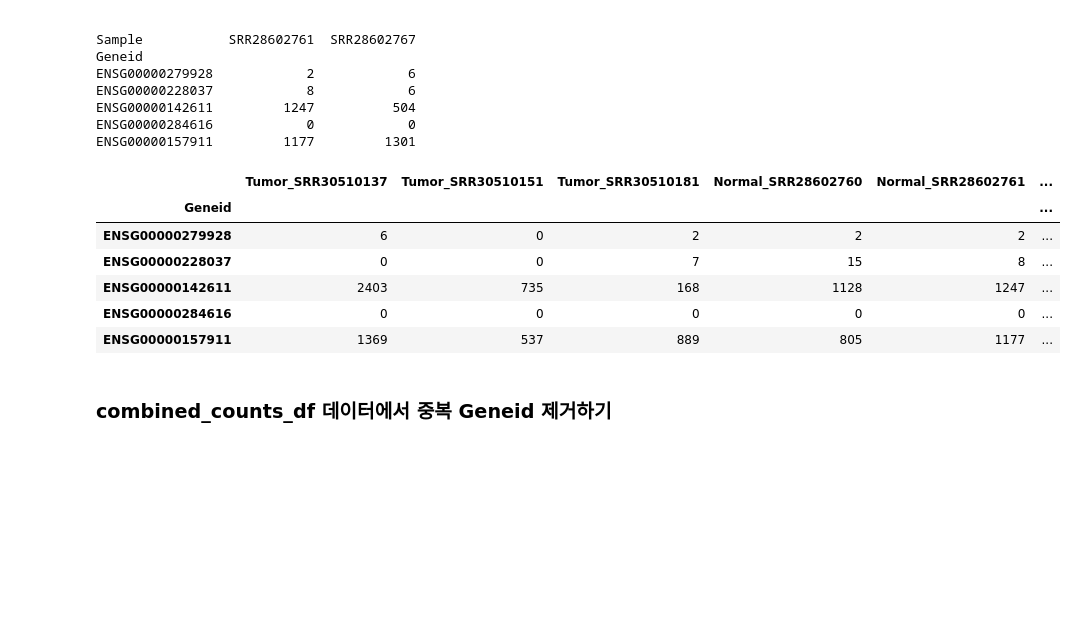
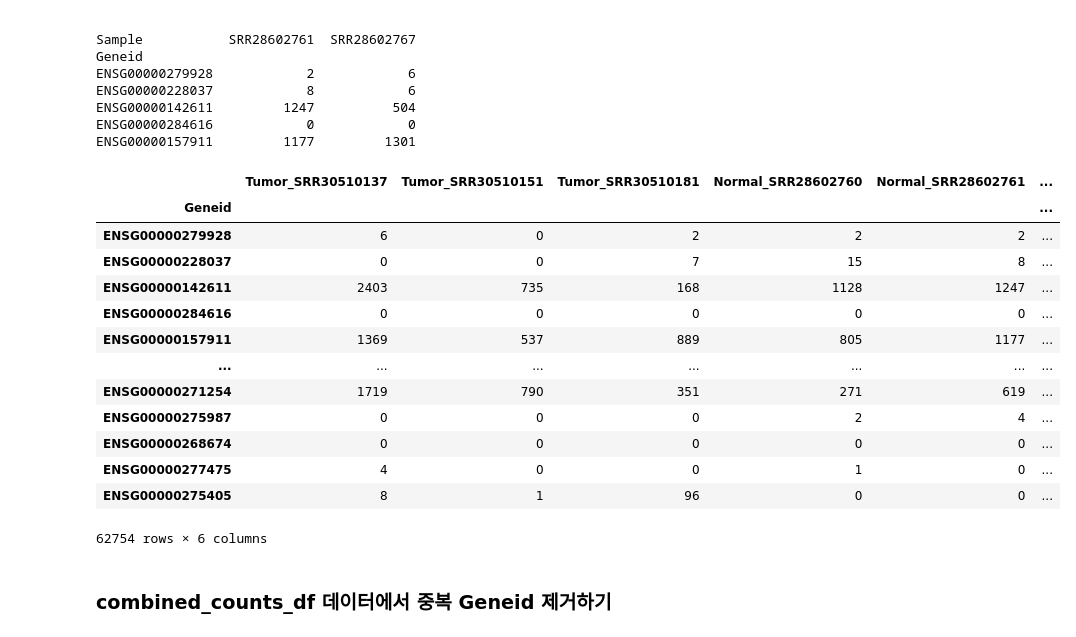
Before and after one commit to minyoungci/Glioblastoma-Tumor-vs-Normal, a Jupyter notebook: Statistical Analysis.ipynb, the cells around one changed output. Drawn from its saved outputs; the diff is of its cells as text; code cells hidden in the pictures; blank space fills up the shorter version.

```diff
--- a/Statistical Analysis.ipynb
+++ b/Statistical Analysis.ipynb
@@ -85,15 +85,22 @@ combined_counts_df.columns = [
 # Geneid가 인덱스인 상태에서 바로 저장
 combined_counts_df.to_csv("Result/combined_counts_df.csv", index=True)
 # %%
-combined_counts_df.head()
+combined_counts_df
 # %% [output]
 |  | Tumor_SRR30510137 | Tumor_SRR30510151 | Tumor_SRR30510181 | Normal_SRR28602760 | Normal_SRR28602761 | ... |
 | Geneid |  |  |  |  |  | ... |
 | ENSG00000279928 | 6 | 0 | 2 | 2 | 2 | ... |
 | ENSG00000228037 | 0 | 0 | 7 | 15 | 8 | ... |
 | ENSG00000142611 | 2403 | 735 | 168 | 1128 | 1247 | ... |
 | ENSG00000284616 | 0 | 0 | 0 | 0 | 0 | ... |
 | ENSG00000157911 | 1369 | 537 | 889 | 805 | 1177 | ... |
+| ... | ... | ... | ... | ... | ... | ... |
+| ENSG00000271254 | 1719 | 790 | 351 | 271 | 619 | ... |
+| ENSG00000275987 | 0 | 0 | 0 | 2 | 4 | ... |
+| ENSG00000268674 | 0 | 0 | 0 | 0 | 0 | ... |
+| ENSG00000277475 | 4 | 0 | 0 | 1 | 0 | ... |
+| ENSG00000275405 | 8 | 1 | 96 | 0 | 0 | ... |
+62754 rows × 6 columns
 # %% [markdown]
 ### combined_counts_df 데이터에서 중복 Geneid 제거하기
 # %%
```
Also changed, not shown: parts of 3 cells of this notebook, 5 other files.
